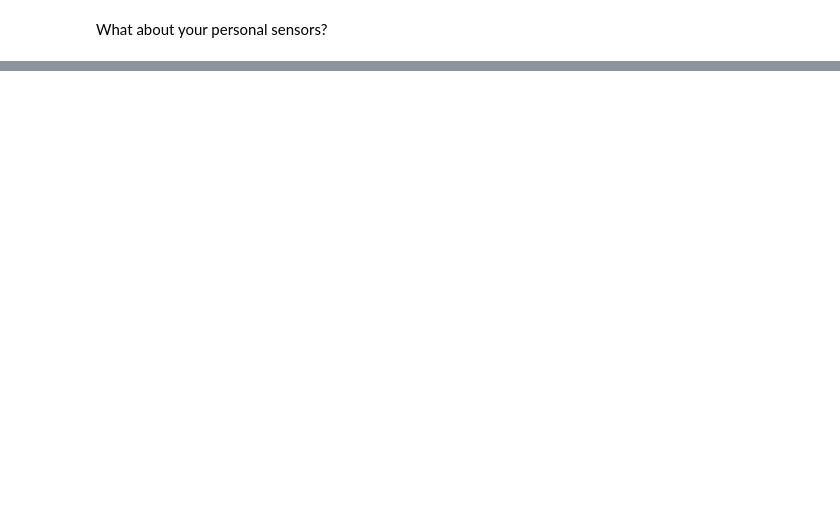
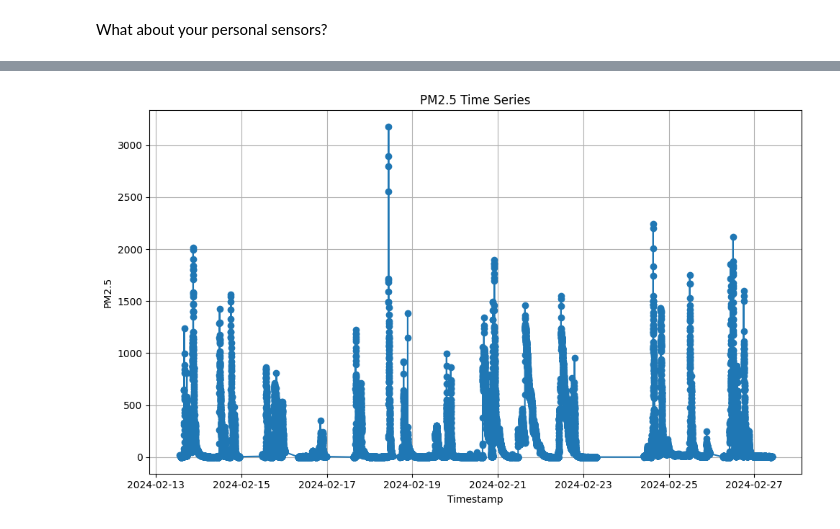
Before and after one commit to flowonthegoliv/ENVS666_2024, a Jupyter notebook: Tutorial_2.ipynb, the cells around one changed output, grey strips where cells are left out. Drawn from its saved outputs; the diff is of its cells as text; code cells hidden in the pictures; blank space fills up the shorter version.

```diff
--- a/Tutorial_2.ipynb
+++ b/Tutorial_2.ipynb
@@ -361,0 +360,18 @@ https://jonnyhigham.com/ENVS666/shared_api.php?sensor=J0820&startDate=2022-01-01
+# %%
+# Plot
+# Convert 'Timestamp' column to datetime
+df['Timestamp'] = pd.to_datetime(df['Timestamp'])
+
+# Set 'Timestamp' as index
+df.set_index('Timestamp', inplace=True)
+
+plt.figure(figsize=(10, 6))
+plt.plot(df.index, df['PM2.5'], marker='o', linestyle='-')
+plt.title('PM2.5 Time Series')
+plt.xlabel('Timestamp')
+plt.ylabel('PM2.5')
+plt.grid(True)
+plt.tight_layout()
+plt.show()
+# %% [output]
+[figure, added]
```
Also changed, not shown: parts of 15 cells of this notebook.
